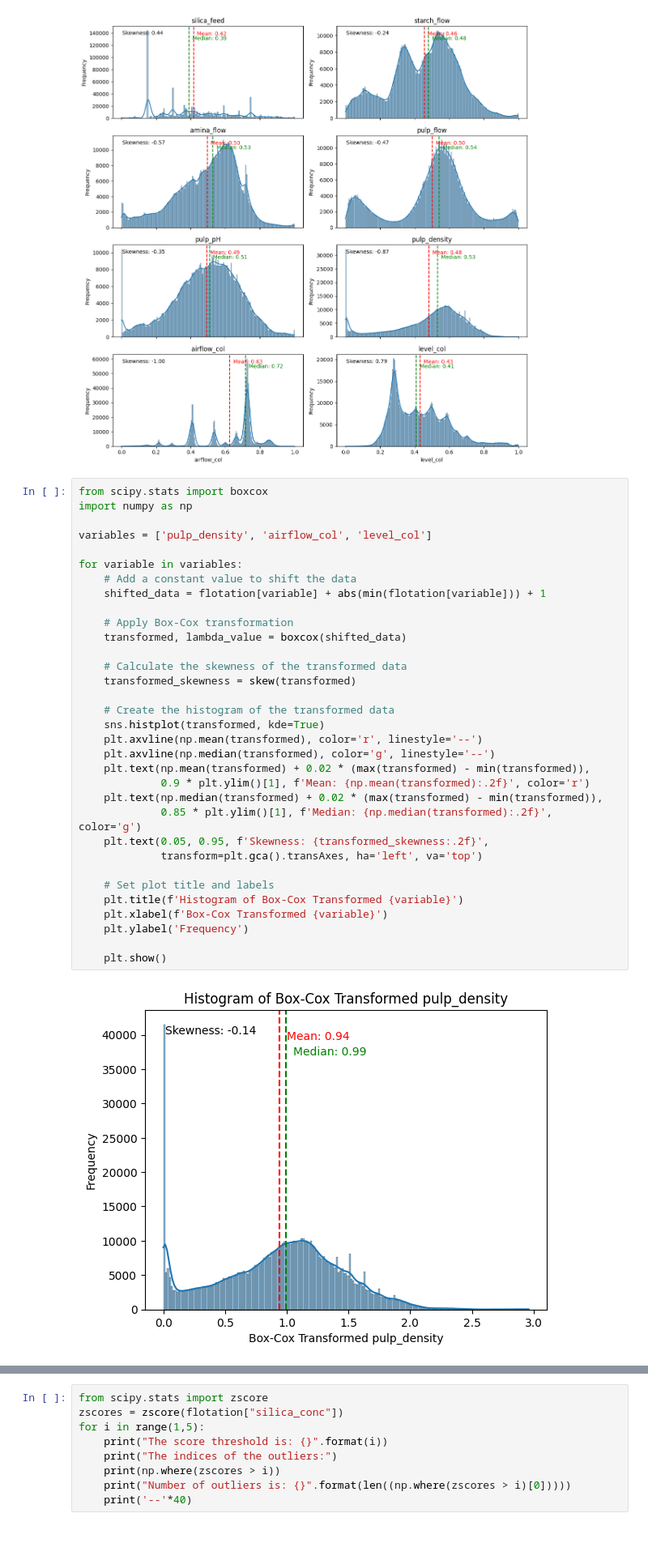
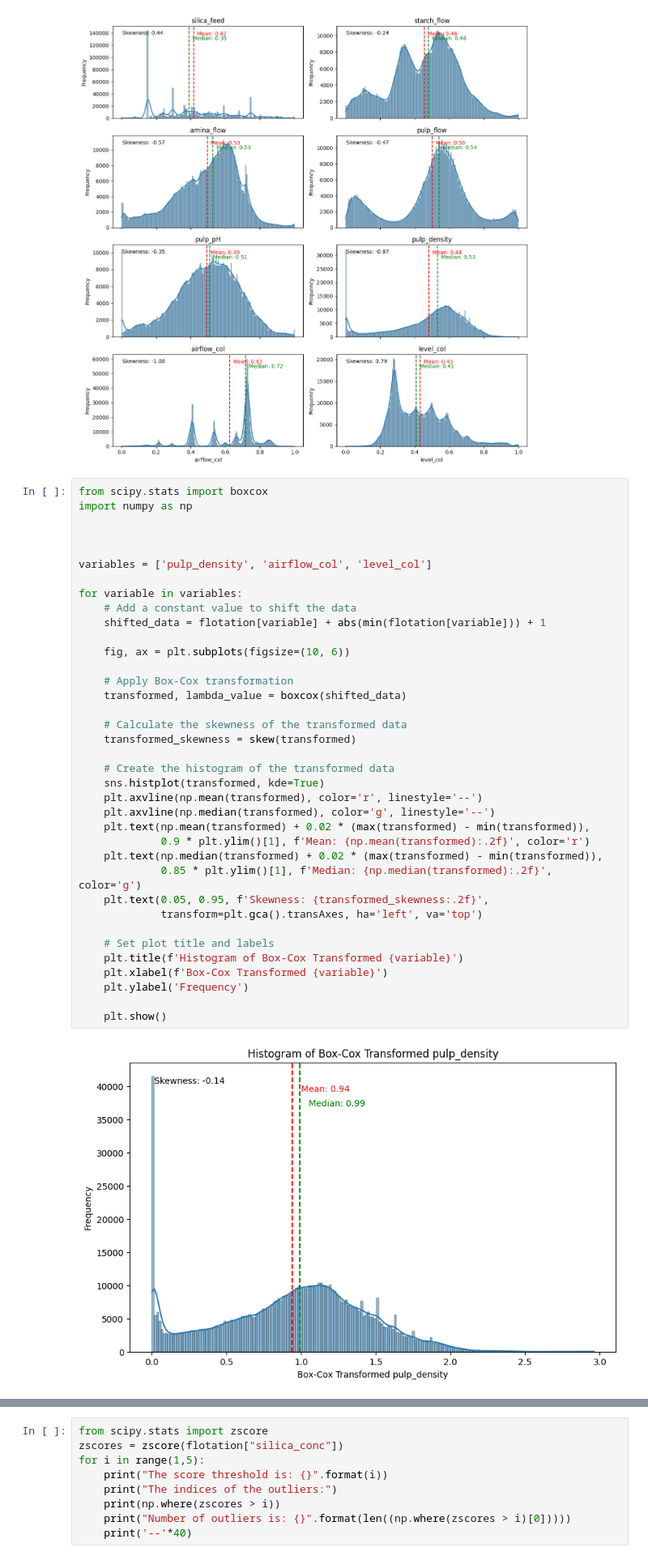
Before and after one commit to ArifAygun/Iron-Ore-Froth-Flotation-Quality-Prediction, a Jupyter notebook: AA_Iron_Ore_Froth_Flotation_Quality_Prediction.ipynb, the cells around one changed output, grey strips where cells are left out. Shown at 81% size. Cells and saved outputs as stored; diff of their text form; blank space fills up the shorter version.

```diff
--- a/AA_Iron_Ore_Froth_Flotation_Quality_Prediction.ipynb
+++ b/AA_Iron_Ore_Froth_Flotation_Quality_Prediction.ipynb
@@ -740,35 +740,39 @@ plt.show()
 # %%
 from scipy.stats import boxcox
 import numpy as np
+
+
 
 variables = ['pulp_density', 'airflow_col', 'level_col']
 
 for variable in variables:
     # Add a constant value to shift the data
     shifted_data = flotation[variable] + abs(min(flotation[variable])) + 1
+
+    fig, ax = plt.subplots(figsize=(10, 6))
 
     # Apply Box-Cox transformation
     transformed, lambda_value = boxcox(shifted_data)
 
     # Calculate the skewness of the transformed data
     transformed_skewness = skew(transformed)
 
     # Create the histogram of the transformed data
     sns.histplot(transformed, kde=True)
     plt.axvline(np.mean(transformed), color='r', linestyle='--')
     plt.axvline(np.median(transformed), color='g', linestyle='--')
     plt.text(np.mean(transformed) + 0.02 * (max(transformed) - min(transformed)),
              0.9 * plt.ylim()[1], f'Mean: {np.mean(transformed):.2f}', color='r')
     plt.text(np.median(transformed) + 0.02 * (max(transformed) - min(transformed)),
              0.85 * plt.ylim()[1], f'Median: {np.median(transformed):.2f}', color='g')
     plt.text(0.05, 0.95, f'Skewness: {transformed_skewness:.2f}',
              transform=plt.gca().transAxes, ha='left', va='top')
 
     # Set plot title and labels
     plt.title(f'Histogram of Box-Cox Transformed {variable}')
     plt.xlabel(f'Box-Cox Transformed {variable}')
     plt.ylabel('Frequency')
 
     plt.show()
 # %% [output]
-[figure, old version]
+[figure, new version]
```
Also changed, not shown: parts of 1 cell of this notebook.
